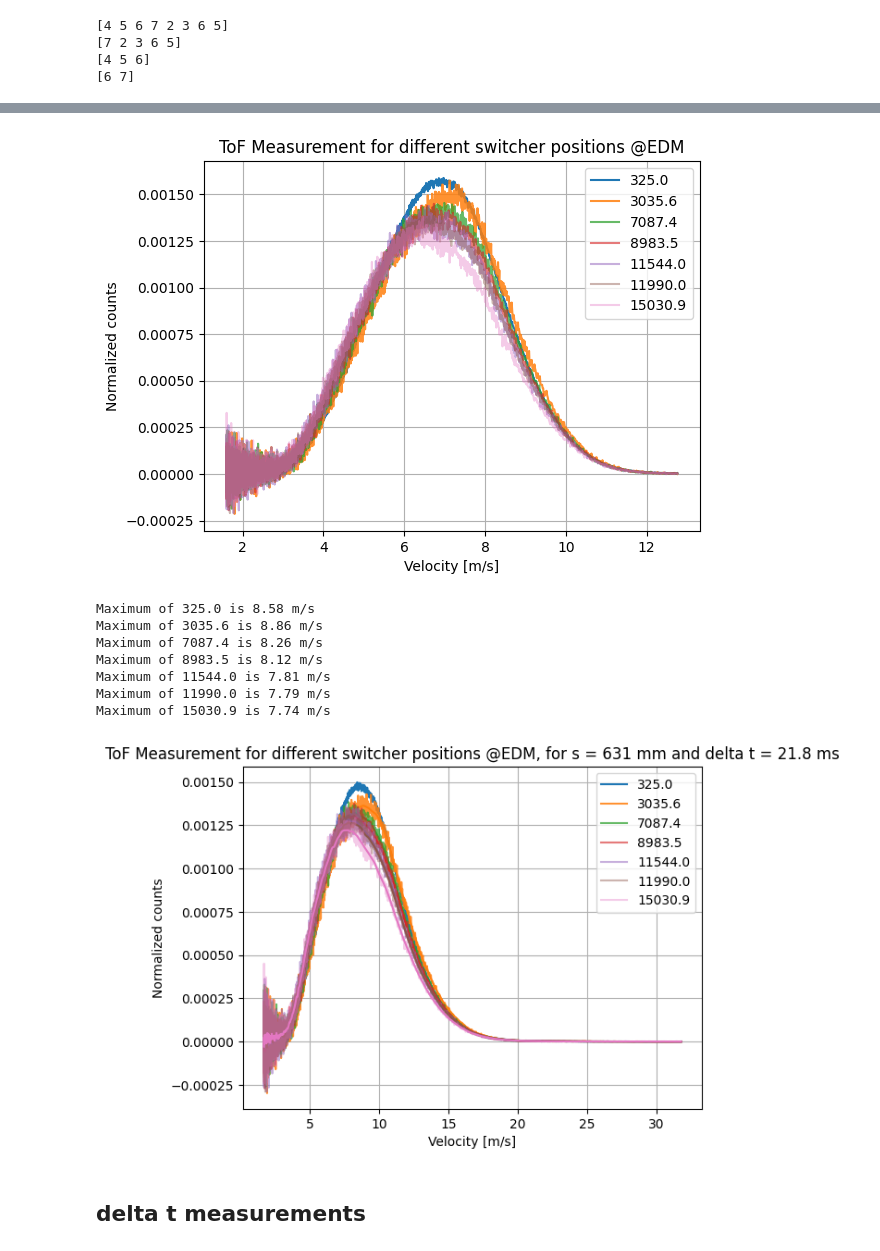
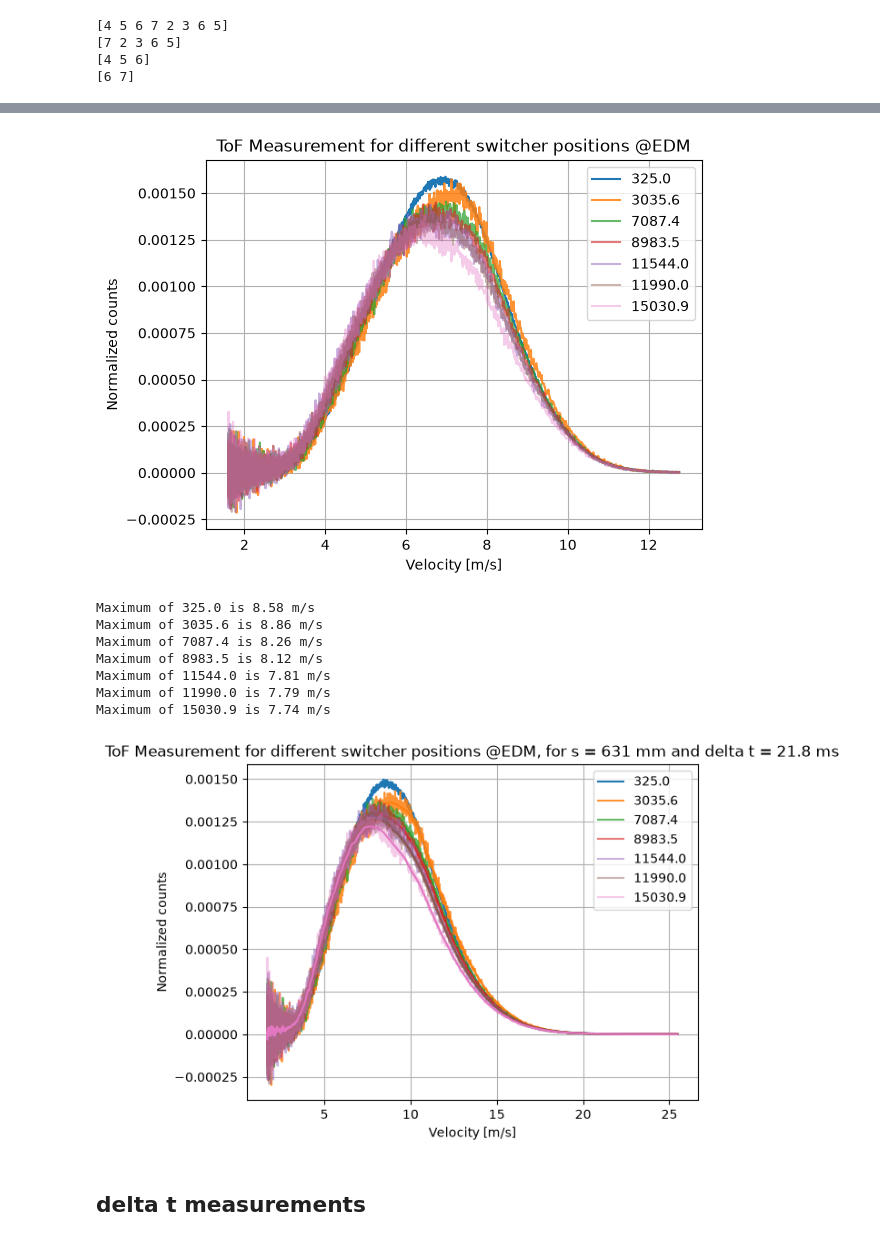
Before and after one commit to felixfisc/qBounce_turbine_sweetspot, a Jupyter notebook: cascade_ToF.ipynb, the cells around one changed output, grey strips where cells are left out. Drawn from its saved outputs; the diff is of its cells as text; code cells hidden in the pictures.

```diff
--- a/cascade_ToF.ipynb
+++ b/cascade_ToF.ipynb
@@ -19,7 +18,10 @@ def read_tof_sums(filename):
     #print(f"checksum = {checksum}")
     return data1[None:4000]
 # %%
-path = '/home/fiscfeli/MyData/byProposal/exp_3-14-458_262_pf2ucn/processed/felixf/cascadeTof/'
+laptop_id = 1
+path = ''
+if laptop_id == 1:
+    path = "C:/Users/fischerfelix/Documents/Repos/qBounce_turbine_sweetspot/cascadeTof/"
 data_3250 = np.zeros(4000)
 for i in range(1, 41+1):
     data_3250 += read_tof_sums(path + 'batch01/T180626_00' +(f'{i:02}')+ '.tof')
@@ -191,7 +193,7 @@ def plot_tof(bin_data, bin_darkcounts, labels= None, cut=500):
 # %%
 plot_tof(data_s631, bin_darkcounts_s631, labels_s631)
 # %% [output]
-[figure, old version]
+[figure, new version]
 # %%
 def plot_tof_interpolate(bin_data, bin_darkcounts, labels= None, cut=500, deltat = 0.0):
     s = 631.0 + 8.0 # Chopper 8 mm
@@ -237,16 +239,16 @@ def plot_tof_interpolate(bin_data, bin_darkcounts, labels= None, cut=500, deltat
     plt.legend()
     plt.title(f"ToF Measurement for different switcher positions @EDM, for s = 631 mm and delta t = {deltat} ms")
 # %%
-plot_tof_interpolate(data_s631, bin_darkcounts_s631, labels_s631, cut = 300, deltat = 21.8)
+plot_tof_interpolate(data_s631, bin_darkcounts_s631, labels_s631, cut = 250, deltat = 21.8)
 # %% [output]
 Maximum of 325.0 is 8.58 m/s
 Maximum of 3035.6 is 8.86 m/s
 Maximum of 7087.4 is 8.26 m/s
 Maximum of 8983.5 is 8.12 m/s
 Maximum of 11544.0 is 7.81 m/s
 Maximum of 11990.0 is 7.79 m/s
 Maximum of 15030.9 is 7.74 m/s
-[figure, old version]
+[figure, new version]
 # %% [markdown]
 ## delta t measurements
 # %%
```
Also changed, not shown: parts of 16 cells of this notebook.
